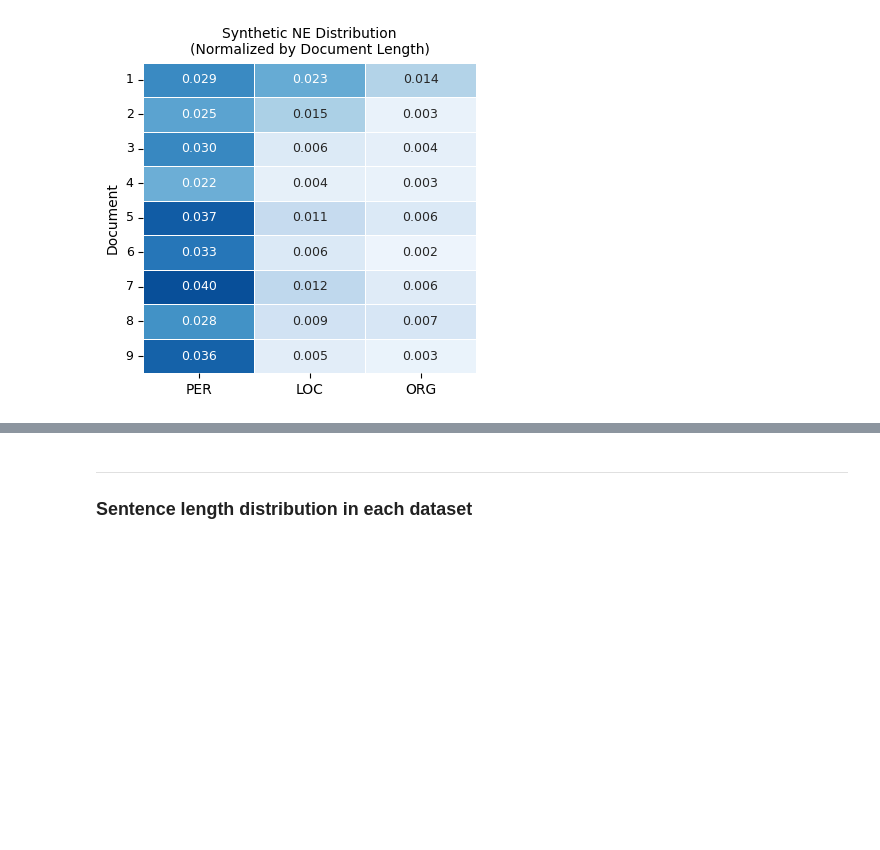
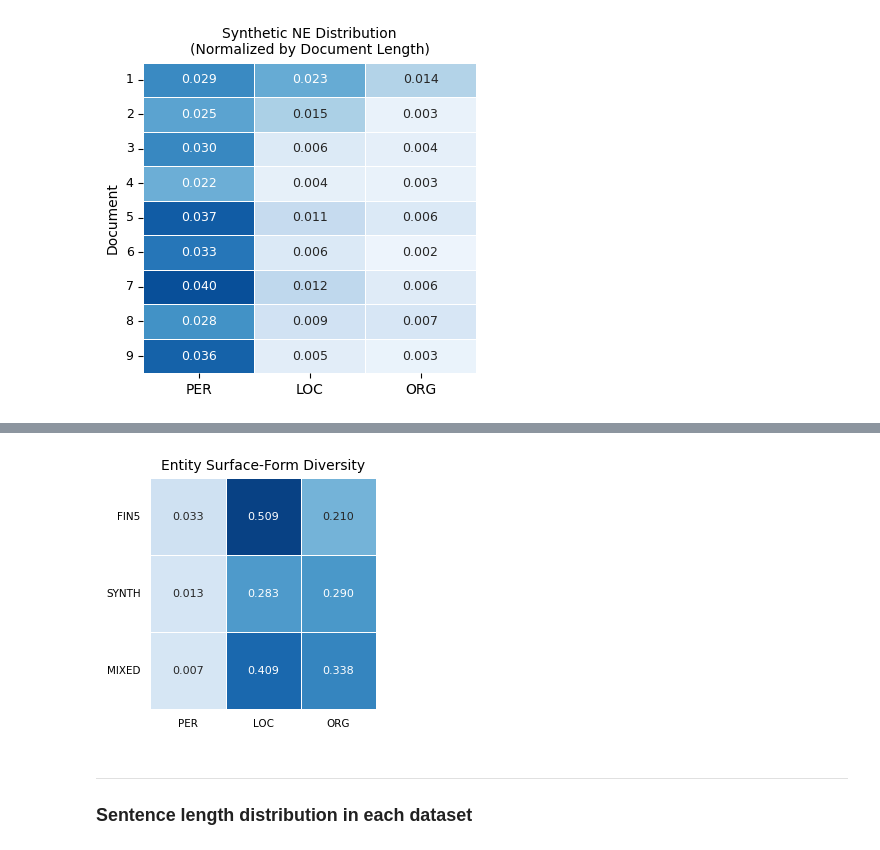
Before and after one commit to gmakte/NLP_DataAdaptationProject, a Jupyter notebook: EDA.ipynb, the cells around one changed output, grey strips where cells are left out. Saved outputs shown, nothing was run; the diff lists cells and outputs as text; code cells hidden in the pictures; blank space fills up the shorter version.

```diff
--- a/EDA.ipynb
+++ b/EDA.ipynb
@@ -332,0 +336,14 @@ plt.show()
+# %%
+fin5_path = "data/FIN5_fixed.txt"
+synth_path = "data/full_synth.txt"
+mixed_path = "data/synth_6.txt"
+
+sentences_fin5, labels_fin5 = parse_iob2_file(fin5_path)
+sentences_synth, labels_synth = parse_iob2_file(synth_path)
+sentences_mixed, labels_mixed = parse_iob2_file(mixed_path)
+
+entity_counts_fin5 = entityDiversity(sentences_fin5, labels_fin5)
+entity_counts_synth = entityDiversity(sentences_synth, labels_synth)
+entity_counts_mixed = entityDiversity(sentences_mixed, labels_mixed)
+
+entity_counts_fin5, entity_counts_synth, entity_counts_mixed
@@ -333,3 +360,48 @@ plt.show()
+# %%
+import pandas as pd
+import seaborn as sns
+import matplotlib.pyplot as plt
+
+# create dataframe
+diversity_df = pd.DataFrame(
+    [
+        entity_counts_fin5,
+        entity_counts_synth,
+        entity_counts_mixed
+    ],
+    index=["FIN5", "SYNTH", "MIXED"]
+)
+
+# ensure column order
+diversity_df = diversity_df[["PER", "LOC", "ORG"]]
+
+plt.figure(figsize=(3,3))
+
+ax = sns.heatmap(
+    diversity_df,
+    annot=True,
+    fmt=".3f",
+    cmap="Blues",
+    vmin=-0.1,
+    vmax=0.55,
+    cbar=False,
+    linewidths=0.5,
+    linecolor="white",
+    annot_kws={"size": 8}
+)
+
+plt.title("Entity Surface-Form Diversity", fontsize=10)
+
+# remove tick marks
+ax.tick_params(left=False, bottom=False)
+
+plt.yticks(rotation=0, fontsize=7.5)
+plt.xticks(fontsize=7.5)
+
+plt.tight_layout()
+plt.show()
+# %% [output]
+[figure, added]
 # %% [markdown]
 ---
 ### Sentence length distribution in each dataset
```
Also changed, not shown: parts of 3 cells of this notebook, 2 other files.
